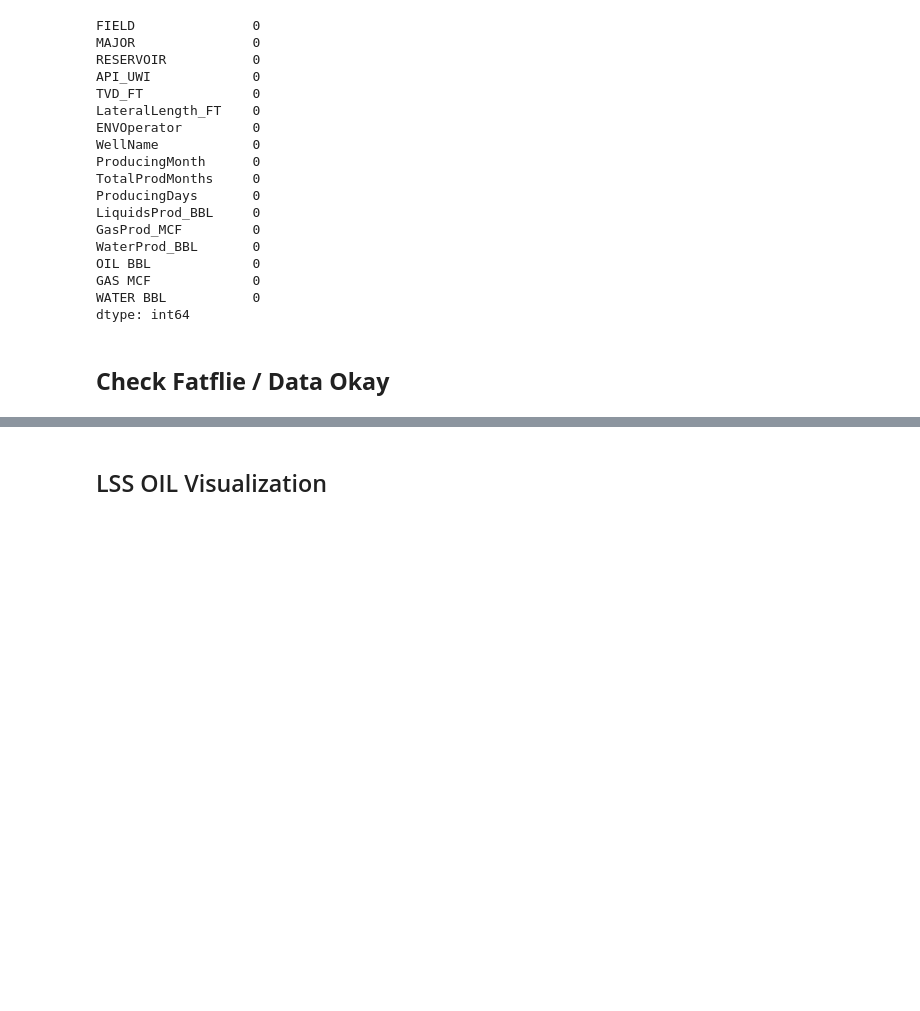
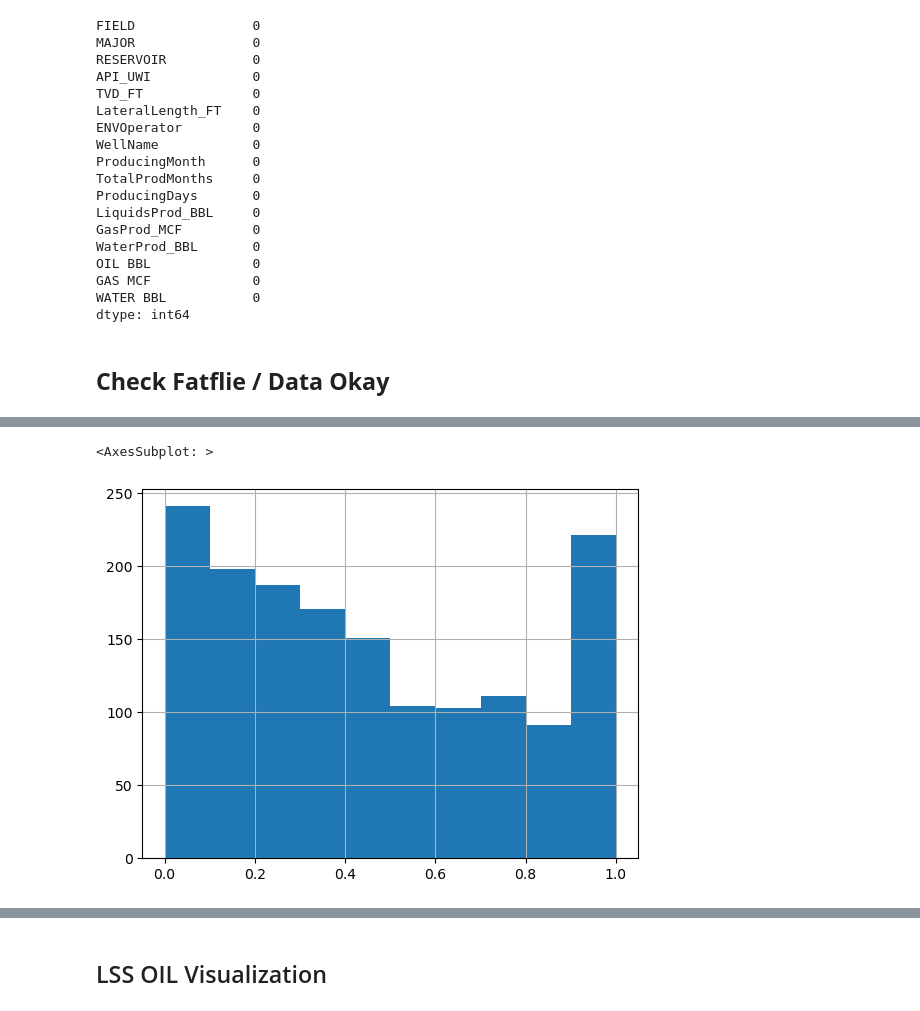
Before and after one commit to dasxgo/rocket-app, a Jupyter notebook: tap_rock_shlitz.ipynb, the cells around one changed output, grey strips where cells are left out. Drawn from its saved outputs; the diff is of its cells as text; code cells hidden in the pictures; blank space fills up the shorter version.

```diff
--- a/tap_rock_shlitz.ipynb
+++ b/tap_rock_shlitz.ipynb
@@ -252,0 +248,6 @@ df_lss = df[df['RESERVOIR'] == "LSS"]
+# %%
+p = 5000
+df_lss['OIL BBL'].apply(lambda x : np.tanh(x/p)).hist()
+# %% [output]
+<AxesSubplot: >
+[figure, added]
```
Also changed, not shown: parts of 13 cells of this notebook.
